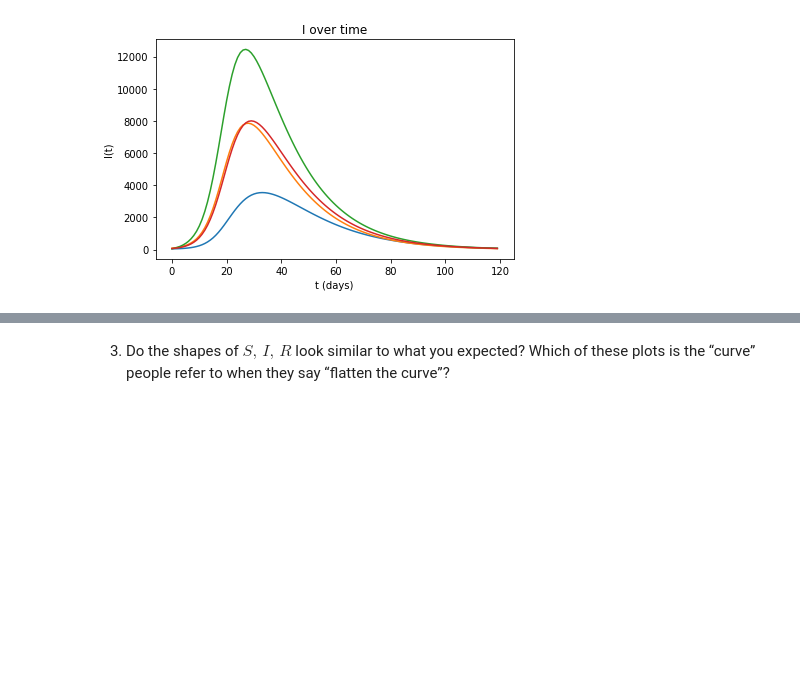
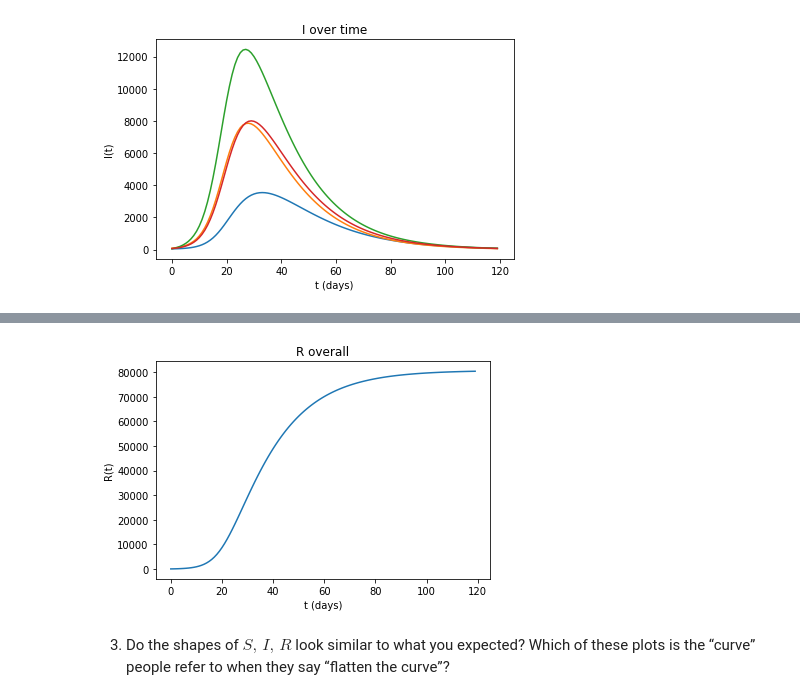
Before and after one commit to Yanbing-Judy/190DD-Project, a Jupyter notebook: Project_Part1a_new.ipynb, the cells around one changed output, grey strips where cells are left out. Saved outputs shown, nothing was run; the diff lists cells and outputs as text; code cells hidden in the pictures; blank space fills up the shorter version.

```diff
--- a/Project_Part1a_new.ipynb
+++ b/Project_Part1a_new.ipynb
@@ -150 +157,10 @@ plt.plot(sol.t, sol.y[0], label="I(t)")
+# %%
+# R_overall
+plt.plot(t, sol.y[20])
+plt.ylabel("R(t)")
+plt.xlabel("t (days)")
+plt.title("R overall")
+plt.show()
+# %% [output]
+[figure, added]
 # %%
```
Also changed, not shown: parts of 4 cells of this notebook.
